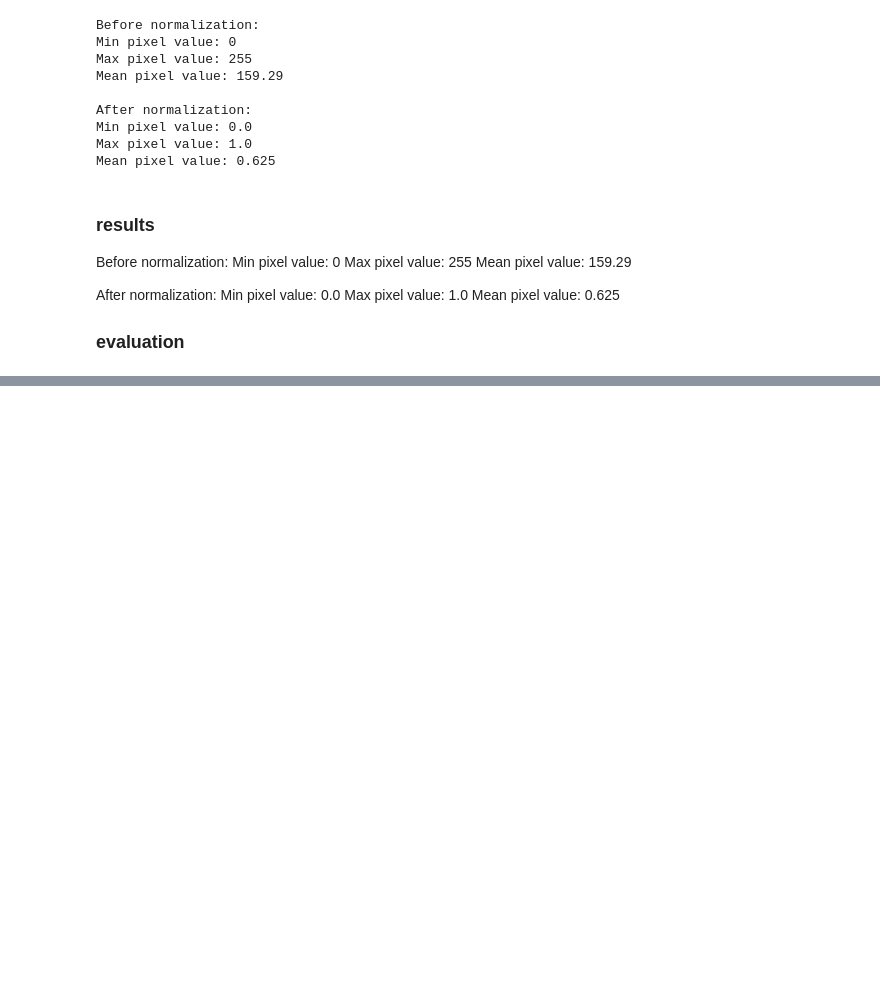
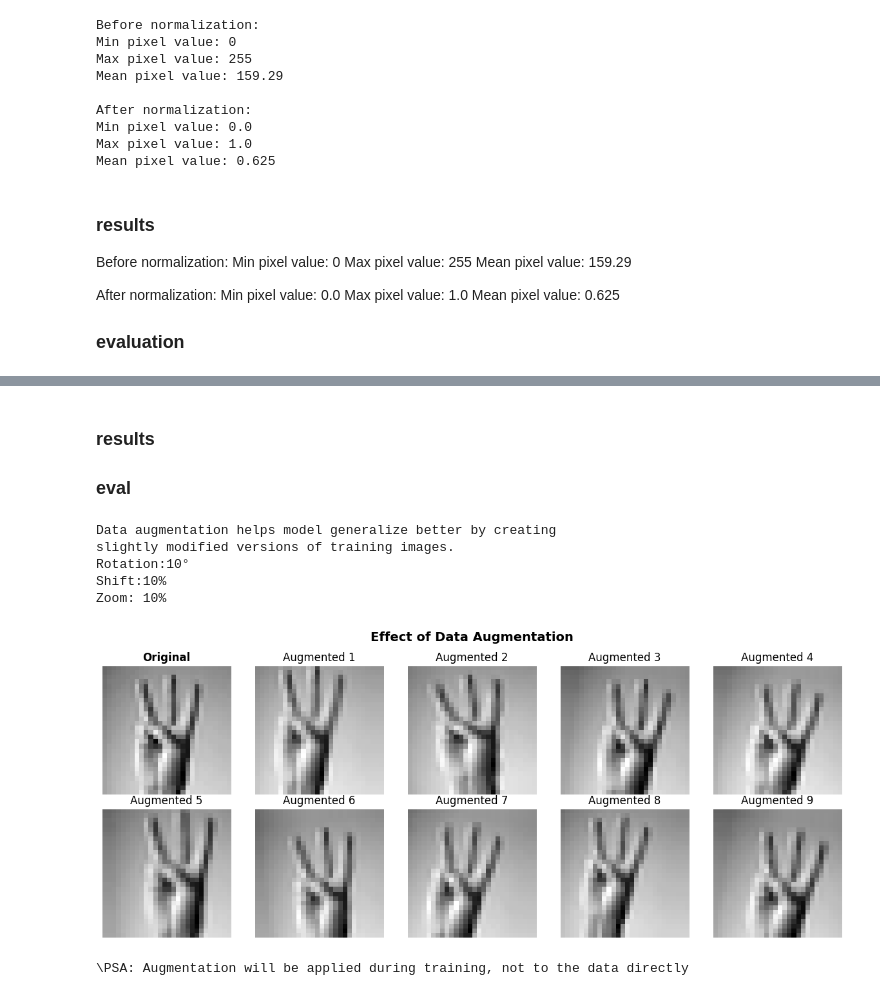
Before and after one commit to SharkFishie/CSCI323_ASL_Recognition, a Jupyter notebook: notebooks/02_v2.ipynb, the cells around one changed output, grey strips where cells are left out. Saved outputs shown, nothing was run; the diff lists cells and outputs as text; code cells hidden in the pictures; blank space fills up the shorter version.

```diff
--- a/notebooks/02_v2.ipynb
+++ b/notebooks/02_v2.ipynb
@@ -91,0 +253,61 @@ print(f"X_test shape: {X_test_reshaped.shape}")
+# %% [markdown]
+### results
+
+### eval
+# %%
+# this is optional
+
+#data augmentation
+print("\nData augmentation helps model generalize better by creating")
+print("slightly modified versions of training images.")
+
+# Create augmentation generator
+# These transformations preserve hand gesture meaning
+train_datagen = ImageDataGenerator(
+    rotation_range=10,        #rotate ±10 degrees
+    width_shift_range=0.1,    #shift horizontally ±10%
+    height_shift_range=0.1,   #shift vertically ±10%
+    zoom_range=0.1,           #zoom 10%
+    fill_mode='nearest'       #fill empty pixels with nearest value
+)
+
+print(f"Rotation:10°")
+print(f"Shift:10%")
+print(f"Zoom: 10%")
+
+
+#take one sample image
+sample_image = X_train[0:1]  #shape: (1, 28, 28, 1)
+
+#generate augmented versions
+fig, axes = plt.subplots(2, 5, figsize=(12, 5))
+axes = axes.flatten()
+
+#original image
+axes[0].imshow(sample_image[0].reshape(28, 28), cmap='gray')
+axes[0].set_title('Original', fontweight='bold')
+axes[0].axis('off')
+
+#9 augmented versions
+augmented_images = train_datagen.flow(sample_image, batch_size=1)
+for i in range(1, 10):
+    aug_image = next(augmented_images)
+    axes[i].imshow(aug_image[0].reshape(28, 28), cmap='gray')
+    axes[i].set_title(f'Augmented {i}')
+    axes[i].axis('off')
+
+plt.suptitle('Effect of Data Augmentation', fontweight='bold', fontsize=14)
+plt.tight_layout()
+plt.savefig('../results/figures/data_augmentation_examples.png', dpi=300, bbox_inches='tight')
+
+plt.show()
+
+print("\PSA: Augmentation will be applied during training, not to the data directly")
+# %% [output]
+Data augmentation helps model generalize better by creating
+slightly modified versions of training images.
+Rotation:10°
+Shift:10%
+Zoom: 10%
+[figure, added]
+\PSA: Augmentation will be applied during training, not to the data directly
```
Also changed, not shown: parts of 7 cells of this notebook, 2 other files.
